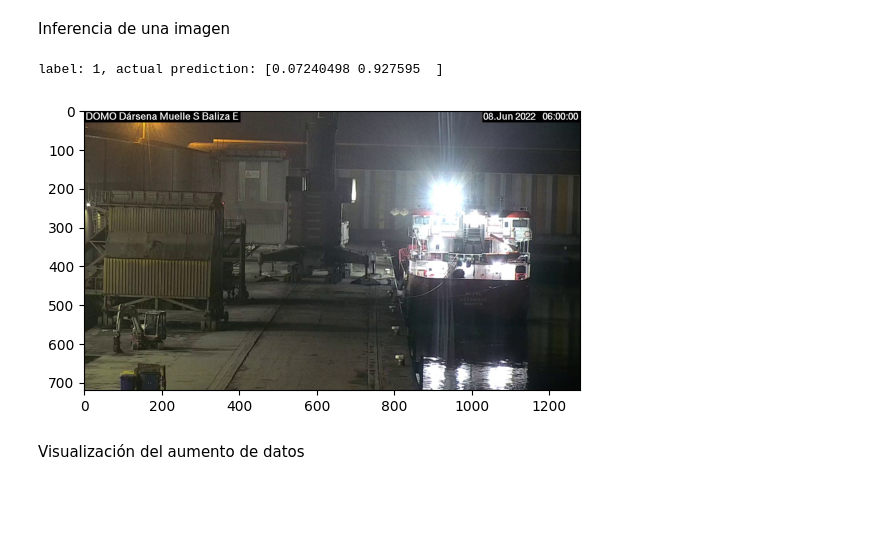
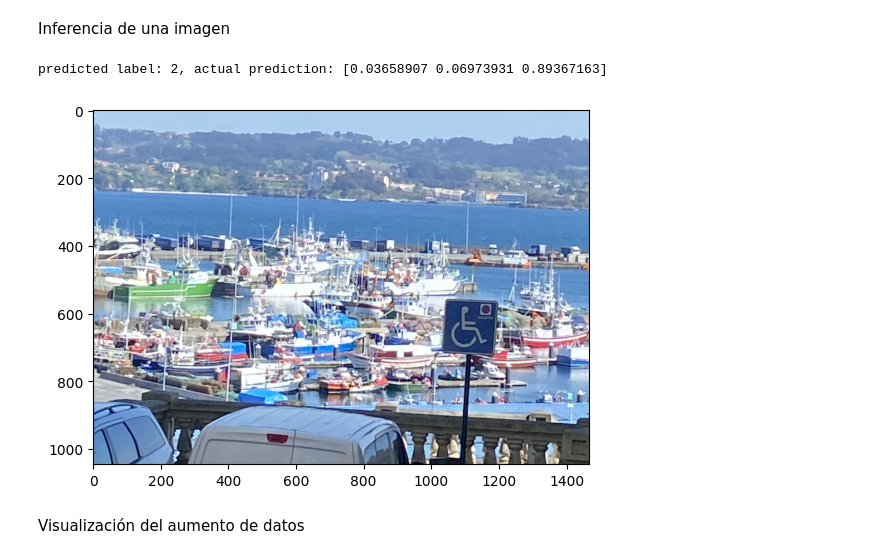
Before and after one commit to PepeRoConde/3year2sem, a Jupyter notebook: vision/p1/pruebas.ipynb, the cells around one changed output. Drawn from its saved outputs; the diff is of its cells as text; code cells hidden in the pictures; blank space fills up the shorter version.

```diff
--- a/vision/p1/pruebas.ipynb
+++ b/vision/p1/pruebas.ipynb
@@ -41,20 +41,20 @@ Inferencia de una imagen
 # %%
 import torch
 import numpy as np
 import matplotlib.pyplot as plt
 from scipy.special import softmax
+from PIL import Image
 
-im = plt.imread('imagen.jpg')
+im = Image.open('coruna.png').convert('RGB')
+
 plt.imshow(im)
-
-#classifier.model.to(device)
 
 im = torch.permute(torch.tensor(np.expand_dims(im,0),dtype=torch.float32),(0,3,1,2)).to('mps')
 
-print(f'label: {np.argmax(classifier.model(im)[0].cpu().detach().numpy())}, actual prediction: {classifier.model(im)[0].cpu().detach().numpy()}')
+print(f'predicted label: {np.argmax(classifier.model(im)[0].cpu().detach().numpy())}, actual prediction: {classifier.model(im)[0].cpu().detach().numpy()}')
 # %% [output]
-label: 1, actual prediction: [0.07240498 0.927595  ]
+predicted label: 2, actual prediction: [0.03658907 0.06973931 0.89367163]
-[figure, old version]
+[figure, new version]
 # %% [markdown]
 Visualización del aumento de datos
 # %%
```
Also changed, not shown: parts of 2 cells of this notebook, 32 other files.
